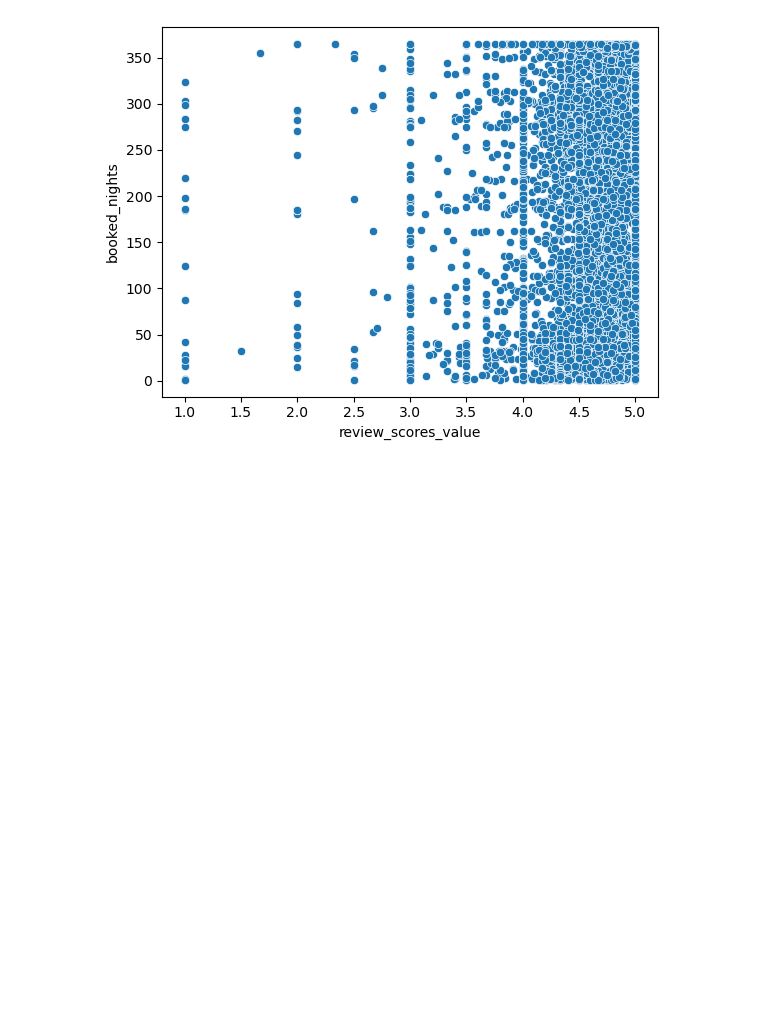
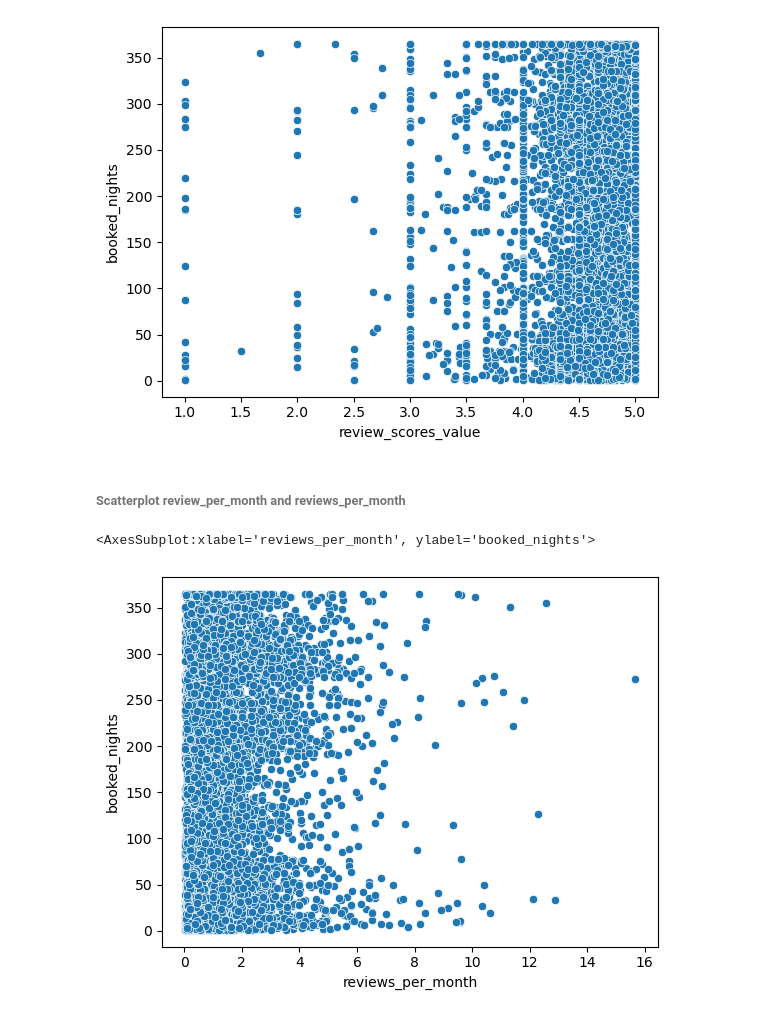
Before and after one commit to fjmmillon/airbnb-malaga-analysis, a Jupyter notebook: malaga_airbnb_analysis.ipynb, the cells around one changed output. Cells and saved outputs as stored; diff of their text form; code cells hidden in the pictures; blank space fills up the shorter version.

```diff
--- a/malaga_airbnb_analysis.ipynb
+++ b/malaga_airbnb_analysis.ipynb
@@ -626,3 +606,10 @@ sns.scatterplot(data=listing_ext, x="review_scores_value", y="booked_nights")
 # %% [output]
 <AxesSubplot:xlabel='review_scores_value', ylabel='booked_nights'>
 [figure]
+# %% [markdown]
+###### Scatterplot review_per_month and reviews_per_month ######
+# %%
+sns.scatterplot(data=listing_ext, x="reviews_per_month", y="booked_nights")
+# %% [output]
+<AxesSubplot:xlabel='reviews_per_month', ylabel='booked_nights'>
+[figure, added]
```
Also changed, not shown: parts of 12 cells of this notebook.
